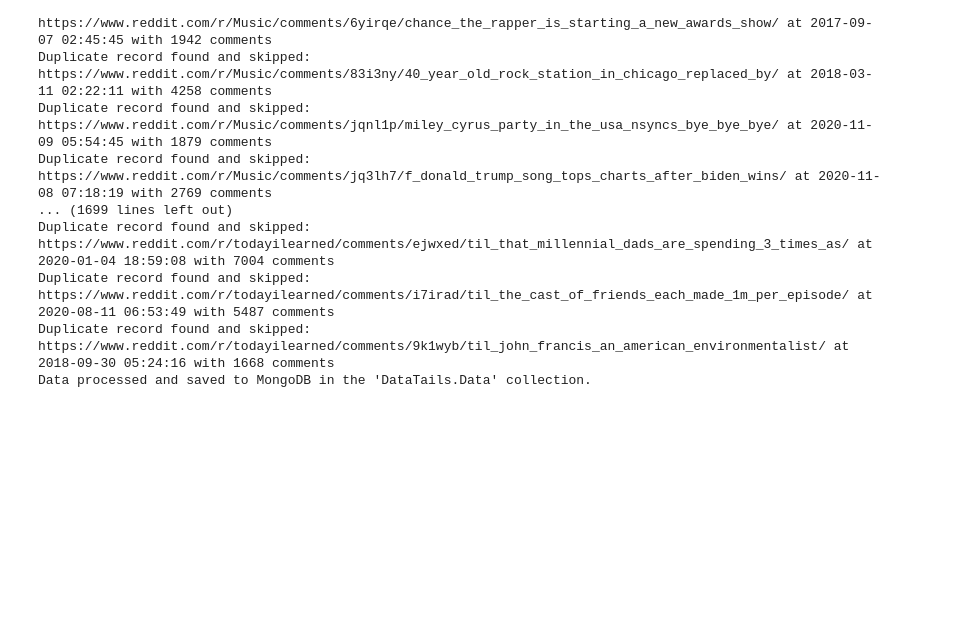
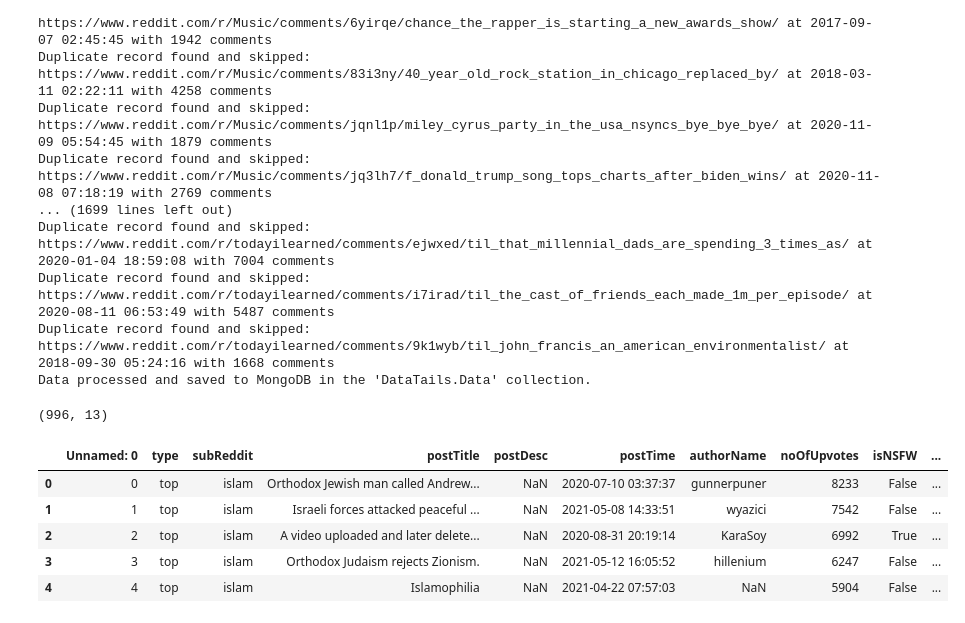
Before and after one commit to fasihrem/data-tails, a Jupyter notebook: Backend/Conversion.ipynb, the cells around one changed output. Saved outputs shown, nothing was run; the diff lists cells and outputs as text; code cells hidden in the pictures; blank space fills up the shorter version.

```diff
--- a/Backend/Conversion.ipynb
+++ b/Backend/Conversion.ipynb
@@ -254,3 +254,19 @@ Duplicate record found and skipped: https://www.reddit.com/r/todayilearned/comme
 Duplicate record found and skipped: https://www.reddit.com/r/todayilearned/comments/i7irad/til_the_cast_of_friends_each_made_1m_per_episode/ at 2020-08-11 06:53:49 with 5487 comments
 Duplicate record found and skipped: https://www.reddit.com/r/todayilearned/comments/9k1wyb/til_john_francis_an_american_environmentalist/ at 2018-09-30 05:24:16 with 1668 comments
 Data processed and saved to MongoDB in the 'DataTails.Data' collection.
+# %%
+import pandas as pd
+
+df = pd.read_csv("/Users/fasihrem/Downloads/University/Final Year Project/data-tails/Backend/data/macbook/islam_top.csv")
+df.shape
+# %% [output]
+(996, 13)
+# %%
+df.head()
+# %% [output]
+|  | Unnamed: 0 | type | subReddit | postTitle | postDesc | postTime | authorName | noOfUpvotes | isNSFW | ... |
+| 0 | 0 | top | islam | Orthodox Jewish man called Andrew... | NaN | 2020-07-10 03:37:37 | gunnerpuner | 8233 | False | ... |
+| 1 | 1 | top | islam | Israeli forces attacked peaceful ... | NaN | 2021-05-08 14:33:51 | wyazici | 7542 | False | ... |
+| 2 | 2 | top | islam | A video uploaded and later delete... | NaN | 2020-08-31 20:19:14 | KaraSoy | 6992 | True | ... |
+| 3 | 3 | top | islam | Orthodox Judaism rejects Zionism. | NaN | 2021-05-12 16:05:52 | hillenium | 6247 | False | ... |
+| 4 | 4 | top | islam | Islamophilia | NaN | 2021-04-22 07:57:03 | NaN | 5904 | False | ... |
```
